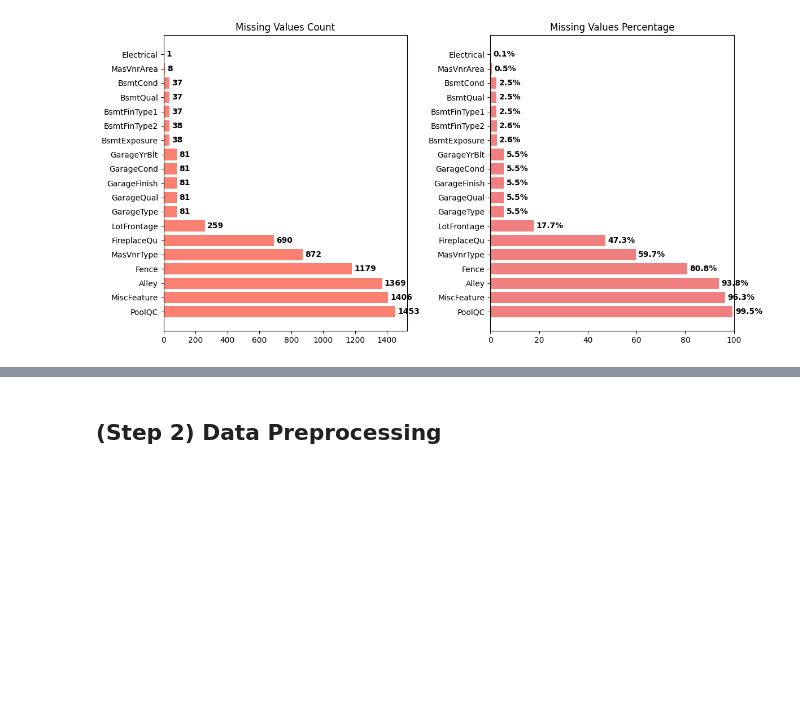
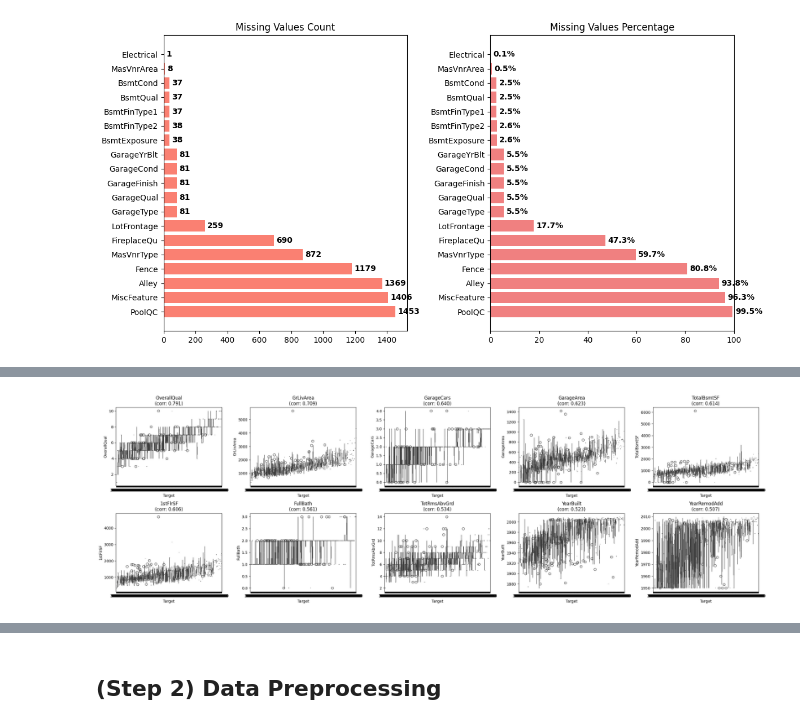
Before and after one commit to Yan4S/DataAnalysis, a Jupyter notebook: House.ipynb, the cells around one changed output, grey strips where cells are left out. Saved outputs shown, nothing was run; the diff lists cells and outputs as text; code cells hidden in the pictures; blank space fills up the shorter version.

```diff
--- a/House.ipynb
+++ b/House.ipynb
@@ -129,0 +221,64 @@ cat_fea = raw_X_train.select_dtypes(exclude=np.number).columns
+# %%
+def plot_target_relationships(X: pd.DataFrame, y: pd.Series, n_features: int = 10, plot_type: str = 'scatter', col_names: Optional[List[str]] = None):
+    """Plot relationships between features and target"""
+
+    if col_names is None:
+        numeric_cols = X.select_dtypes(include=['number']).columns.tolist()
+    else:
+        numeric_cols = [col for col in col_names if col in X.columns and pd.api.types.is_numeric_dtype(X[col])]
+
+    if not numeric_cols:
+        logging.info("No numeric columns found")
+        return
+
+    # Select top correlated features with target
+    correlations = X[numeric_cols].corrwith(y).abs().sort_values(ascending=False)
+    top_features = correlations.head(n_features).index.tolist()
+
+    ncols = 5
+    nrows = (len(top_features) + ncols - 1) // ncols
+
+    fig, axes = plt.subplots(nrows, ncols, figsize=(5 * ncols, 4 * nrows))
+    axes_flat = axes.flatten() if nrows * ncols > 1 else [axes]
+
+    for i, col in enumerate(top_features):
+        if i < len(axes_flat):
+            ax = axes_flat[i]
+            plot_data = pd.DataFrame({col: X[col], 'Target': y})
+
+            if plot_type == 'scatter':
+                ax.scatter(X[col], y, alpha=0.5, s=20)
+                ax.set_xlabel(col)
+                ax.set_ylabel('Target')
+
+            elif plot_type == 'boxplot':
+                sns.boxplot(data=plot_data, x='Target', y=col, ax=ax)
+
+            elif plot_type == 'violinplot':
+                sns.violinplot(data=plot_data, x='Target', y=col, ax=ax)
+
+            elif plot_type == 'stripplot':
+                sns.stripplot(data=plot_data, x='Target', y=col, ax=ax, alpha=0.5, jitter=True)
+
+            # elif plot_type == 'swarmplot':
+            #     sns.swarmplot(data=plot_data, x='Target', y=col, ax=ax, alpha=0.7)
+
+            else:
+                logging.warning(f"Unknown plot type: {plot_type}. Using scatter plot.")
+                ax.scatter(X[col], y, alpha=0.5, s=20)
+                ax.set_xlabel(col)
+                ax.set_ylabel('Target')
+
+            corr = correlations[col]
+            ax.set_title(f'{col}\n(corr: {corr:.3f})')
+
+    # Hide empty subplots
+    for i in range(len(top_features), len(axes_flat)):
+        axes_flat[i].set_visible(False)
+
+    plt.tight_layout()
+    plt.show()
+
+plot_target_relationships(raw_X_train, y=raw_y_train, n_features=10, plot_type='boxplot')
+# %% [output]
+[figure, added]
```
Also changed, not shown: parts of 13 cells of this notebook.
